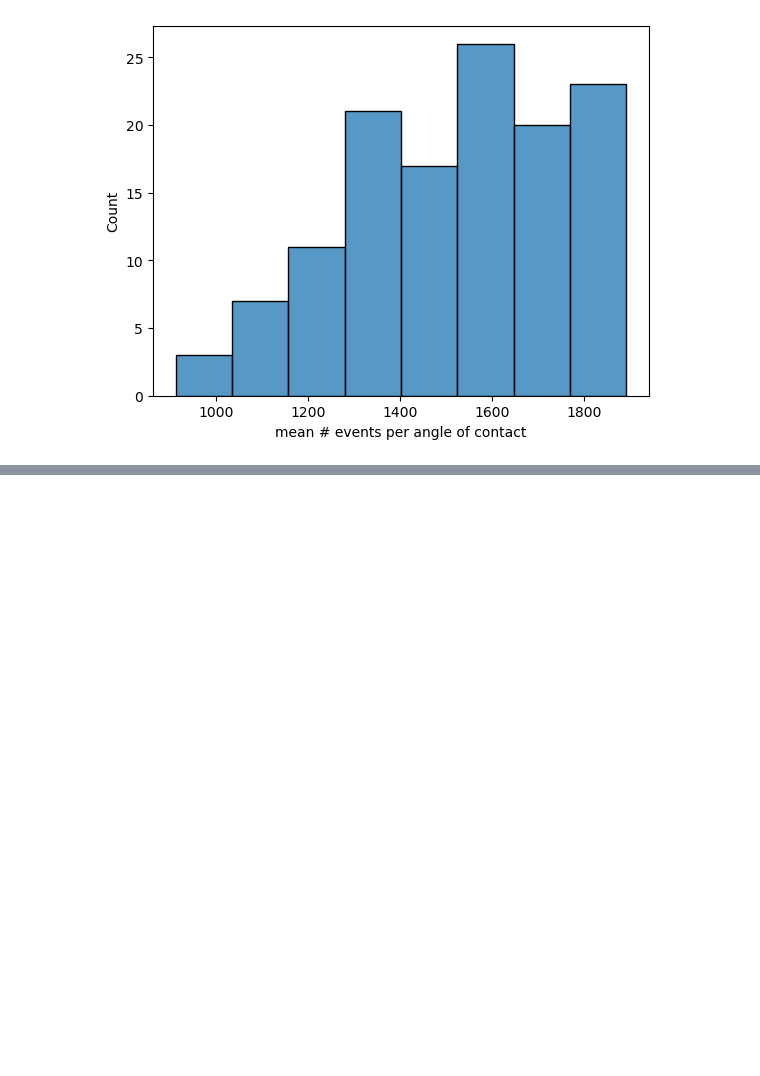
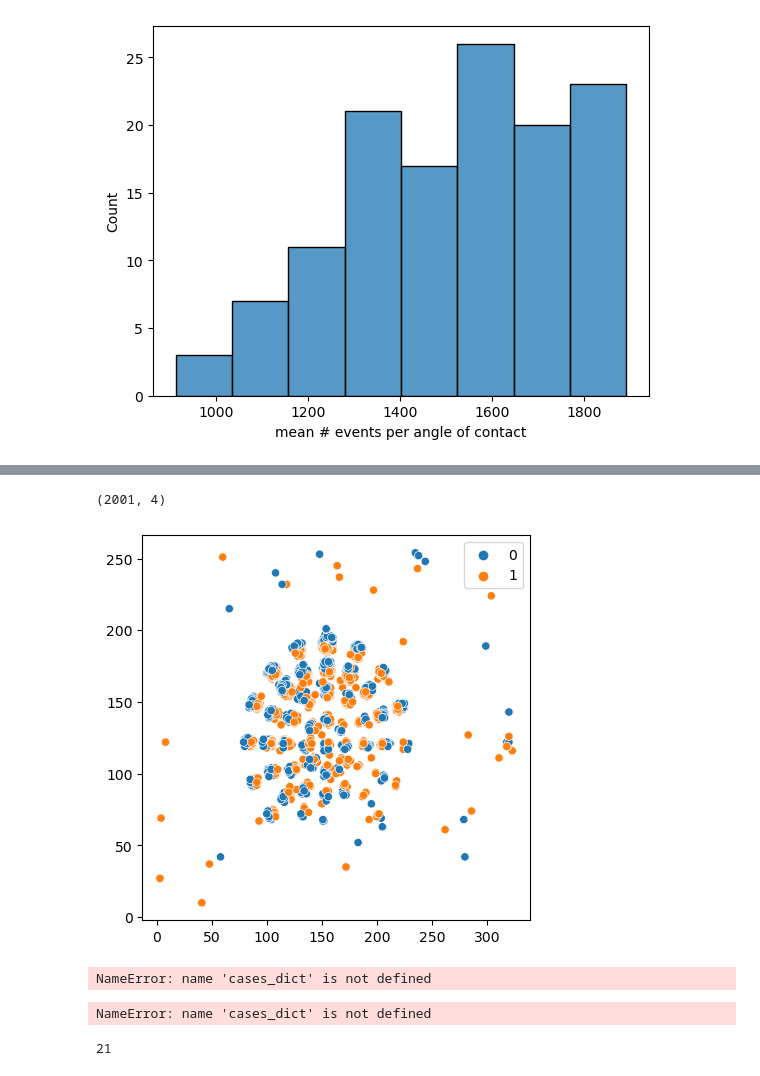
Before and after one commit to AdvancedResearchInnovationCenter/TactiGraph, a Jupyter notebook: src/end_to_end.ipynb, the cells around one changed output, grey strips where cells are left out. Drawn from its saved outputs; the diff is of its cells as text; code cells hidden in the pictures; blank space fills up the shorter version.

Commit message:
rotation augmentation in end to end. contact extraction 6.

```diff
--- a/src/end_to_end.ipynb
+++ b/src/end_to_end.ipynb
@@ -321,0 +349,17 @@ Text(0.5, 0, 'mean # events per angle of contact')
+# %%
+plot(event_array)
+# %% [output]
+(2001, 4)
+[figure, added]
+# %%
+plot(rotate_case(event_array, 0, 90))
+# %% [output]
+NameError: name 'cases_dict' is not defined
+# %%
+cases_dict[21]
+# %% [output]
+NameError: name 'cases_dict' is not defined
+# %%
+label_contact_case[100]
+# %% [output]
+21
```
Also changed, not shown: parts of 10 cells of this notebook, 5 other files.
